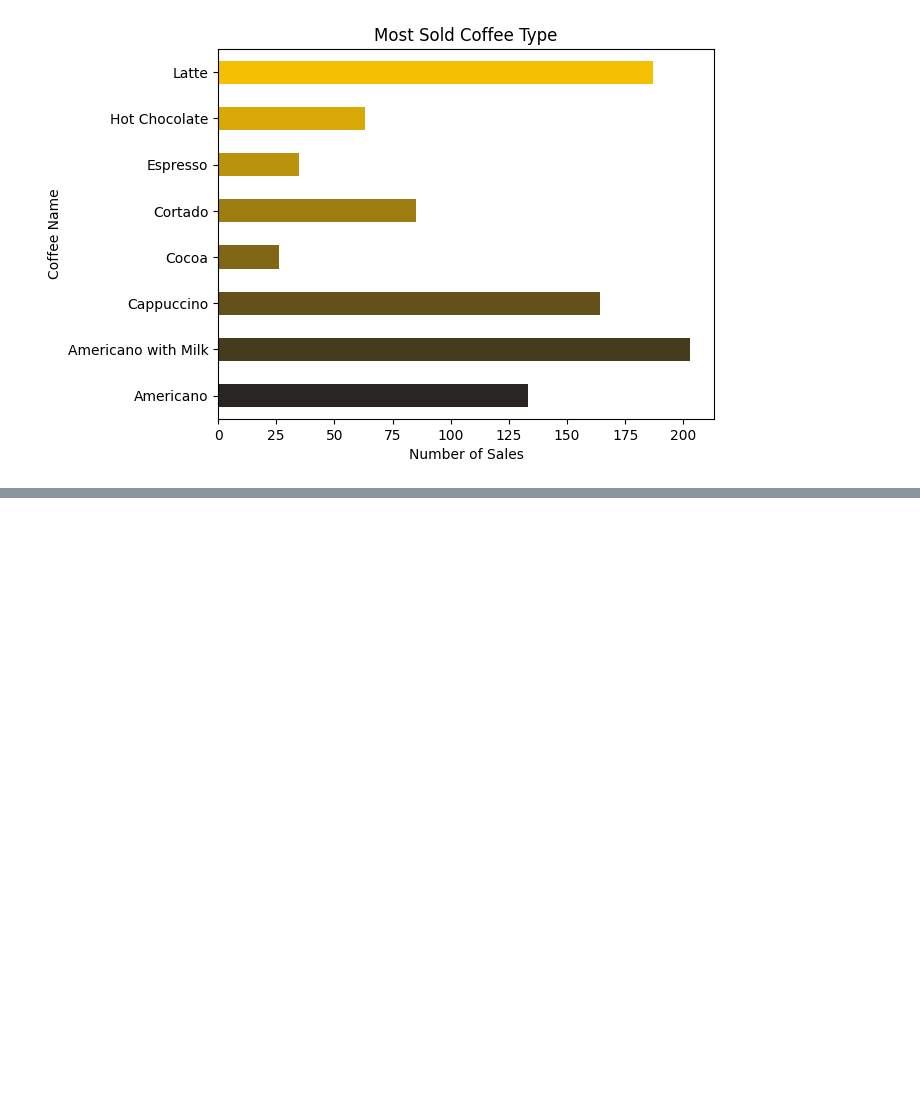
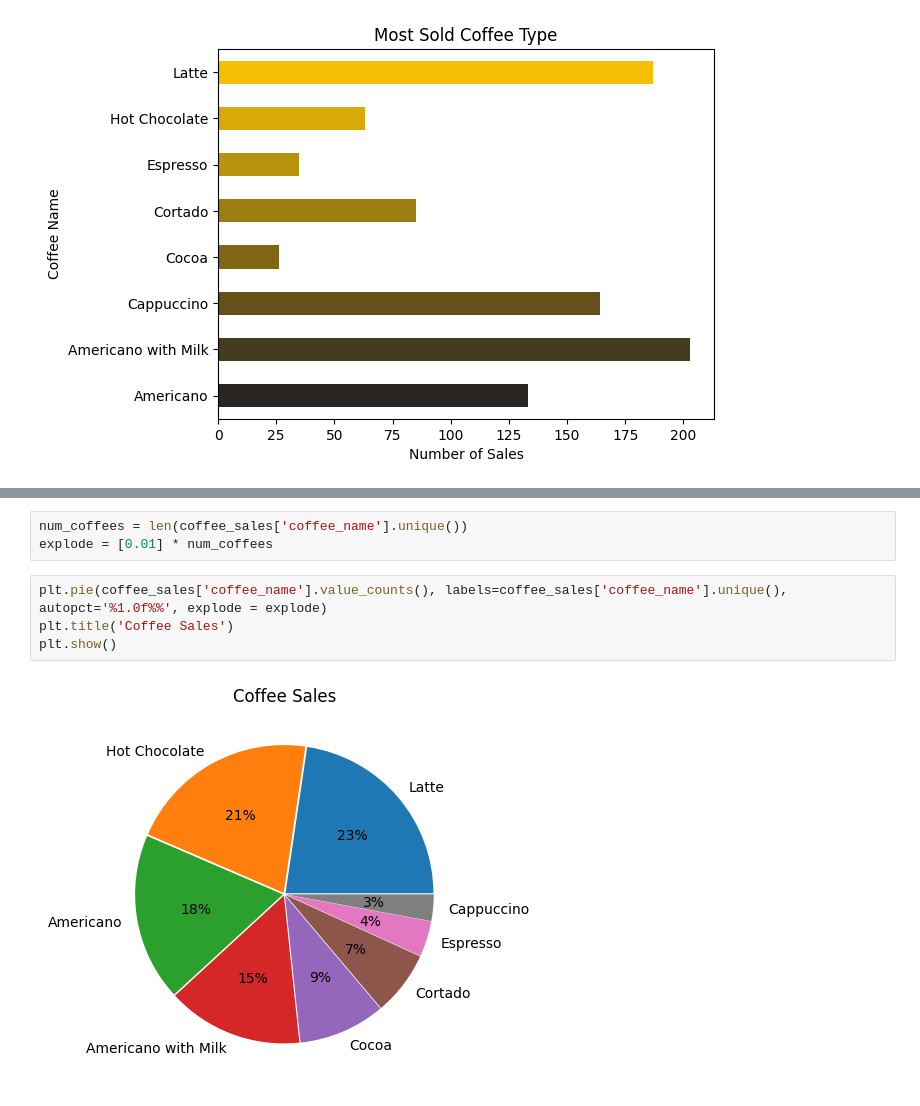
Before and after one commit to SyedAR-17/Matplot, a Jupyter notebook: Coffee_Sales.ipynb, the cells around one changed output, grey strips where cells are left out. Saved outputs shown, nothing was run; the diff lists cells and outputs as text; blank space fills up the shorter version.

```diff
--- a/Coffee_Sales.ipynb
+++ b/Coffee_Sales.ipynb
@@ -31,3 +31,12 @@ plt.title('Most Used Cash Type')
 plt.show()
 # %% [output]
 [figure]
+# %%
+num_coffees = len(coffee_sales['coffee_name'].unique())
+explode = [0.01] * num_coffees
+# %%
+plt.pie(coffee_sales['coffee_name'].value_counts(), labels=coffee_sales['coffee_name'].unique(), autopct='%1.0f%%', explode = explode)
+plt.title('Coffee Sales')
+plt.show()
+# %% [output]
+[figure, added]
```
Also changed, not shown: parts of 1 cell of this notebook.
